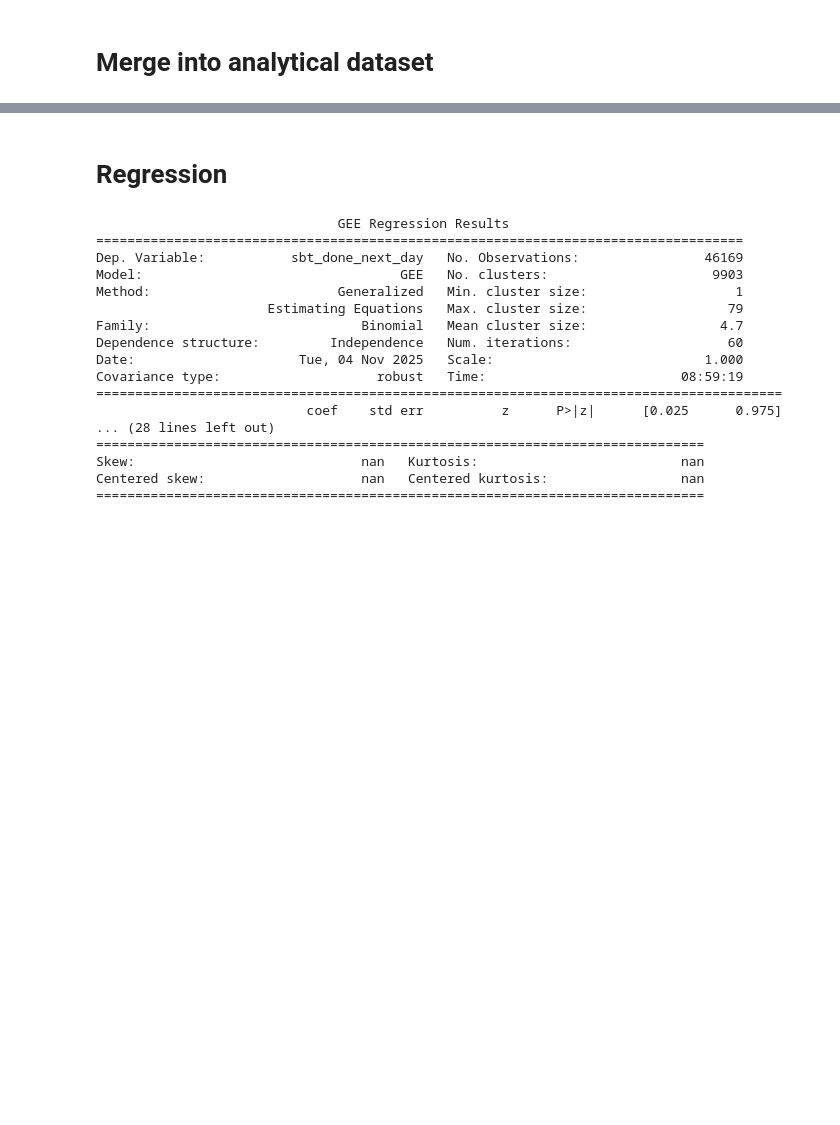
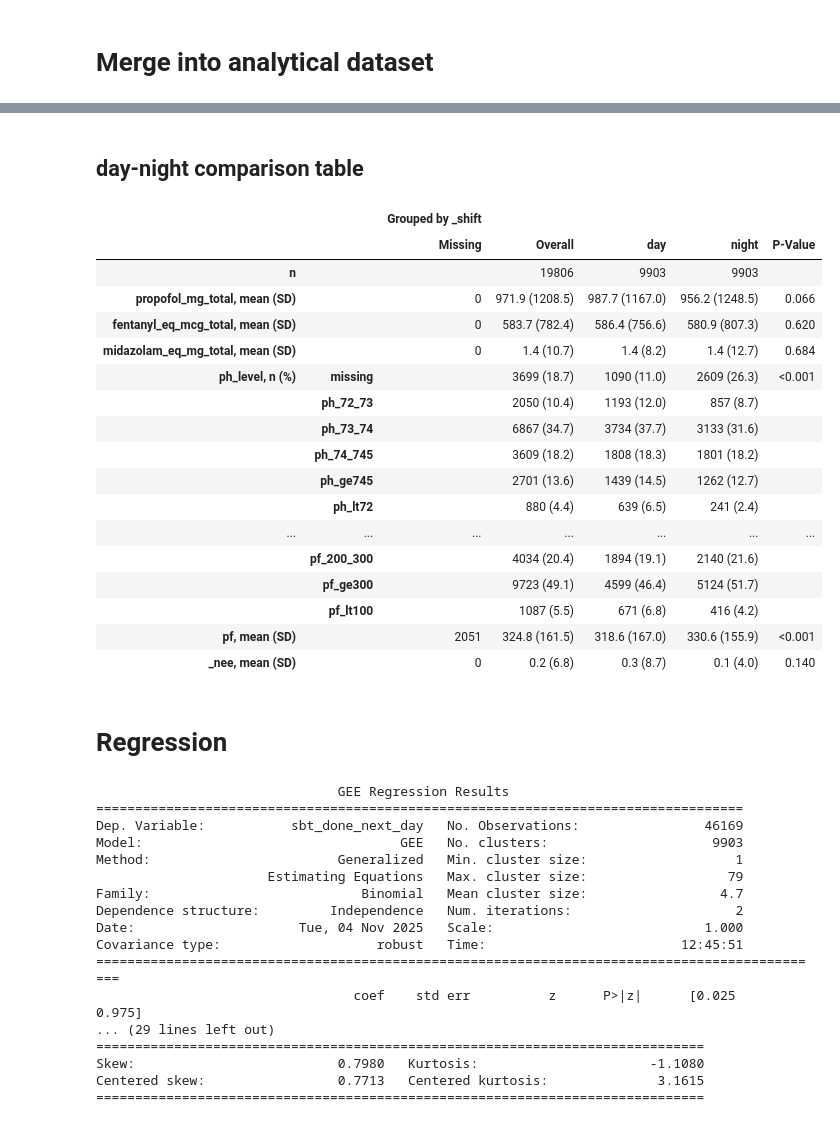
Before and after one commit to Common-Longitudinal-ICU-data-Format/CLIF-epi-of-sedation, a Jupyter notebook: code/sedation_sbt.ipynb, the cells around one changed output, grey strips where cells are left out. Saved outputs shown, nothing was run; the diff lists cells and outputs as text; code cells hidden in the pictures; blank space fills up the shorter version.

Commit message:
feat(t1): add table one 1st draft

```diff
--- a/code/sedation_sbt.ipynb
+++ b/code/sedation_sbt.ipynb
@@ -1115,0 +1240,22 @@ cohort_merged_final.dropna(subset=['age'], inplace=True)
+# %%
+q = """
+WITH t1 AS (
+    FROM cohort_merged_for_t1 g
+    LEFT JOIN sed_dose_agg s USING (hospitalization_id, _nth_day)
+    SELECT g.hospitalization_id, g._nth_day
+        , s._shift
+        , s.propofol_mg_total
+        , s.fentanyl_eq_mcg_total
+        , s.midazolam_eq_mg_total
+)
+, t2 AS (
+    FROM t1
+    LEFT JOIN covs c USING (hospitalization_id, _nth_day, _shift)
+    SELECT *
+)
+SELECT *
+FROM t2
+ORDER BY hospitalization_id, _nth_day, _shift
+"""
+cohort_merged_for_t1_w_by_shift = duckdb.sql(q).df()
+assert len(cohort_merged_for_t1) * 2 == len(cohort_merged_for_t1_w_by_shift)
@@ -1116,3 +1286,40 @@ cohort_merged_final.dropna(subset=['age'], inplace=True)
+# %% [markdown]
+## day-night comparison table
+# %%
+sed_vars = ['propofol_mg_total', 'fentanyl_eq_mcg_total', 'midazolam_eq_mg_total']
+
+cont_vars = sed_vars + ['ph', 'pf','_nee']
+cat_vars = ['ph_level', 'pf_level']
+nonnorm_vars = ['ph', 'pf']
+
+gen_and_save_tableone(
+    file_name='table_one_day_1_by_shift',
+    pval=True,
+    data=cohort_merged_for_t1_w_by_shift,
+    continuous=cont_vars,
+    groupby='_shift',
+    categorical=cat_vars,
+    # nonnormal=nonnorm_vars
+    )
+# %% [output]
+|  |  | Grouped by _shift |  |  |  |  |
+|  |  | Missing | Overall | day | night | P-Value |
+| n |  |  | 19806 | 9903 | 9903 |  |
+| propofol_mg_total, mean (SD) |  | 0 | 971.9 (1208.5) | 987.7 (1167.0) | 956.2 (1248.5) | 0.066 |
+| fentanyl_eq_mcg_total, mean (SD) |  | 0 | 583.7 (782.4) | 586.4 (756.6) | 580.9 (807.3) | 0.620 |
+| midazolam_eq_mg_total, mean (SD) |  | 0 | 1.4 (10.7) | 1.4 (8.2) | 1.4 (12.7) | 0.684 |
+| ph_level, n (%) | missing |  | 3699 (18.7) | 1090 (11.0) | 2609 (26.3) | <0.001 |
+|  | ph_72_73 |  | 2050 (10.4) | 1193 (12.0) | 857 (8.7) |  |
+|  | ph_73_74 |  | 6867 (34.7) | 3734 (37.7) | 3133 (31.6) |  |
+|  | ph_74_745 |  | 3609 (18.2) | 1808 (18.3) | 1801 (18.2) |  |
+|  | ph_ge745 |  | 2701 (13.6) | 1439 (14.5) | 1262 (12.7) |  |
+|  | ph_lt72 |  | 880 (4.4) | 639 (6.5) | 241 (2.4) |  |
+| ... | ... | ... | ... | ... | ... | ... |
+|  | pf_200_300 |  | 4034 (20.4) | 1894 (19.1) | 2140 (21.6) |  |
+|  | pf_ge300 |  | 9723 (49.1) | 4599 (46.4) | 5124 (51.7) |  |
+|  | pf_lt100 |  | 1087 (5.5) | 671 (6.8) | 416 (4.2) |  |
+| pf, mean (SD) |  | 2051 | 324.8 (161.5) | 318.6 (167.0) | 330.6 (155.9) | <0.001 |
+| _nee, mean (SD) |  | 0 | 0.2 (6.8) | 0.3 (8.7) | 0.1 (4.0) | 0.140 |
 # %% [markdown]
 # Regression
 # %%
@@ -1121,7 +1328,7 @@ import statsmodels.api as sm
 
 sbt_done_formula = """sbt_done_next_day ~ propofol_diff + fentanyl_eq_diff + midazolam_eq_diff +
     _propofol_day + _midazolam_eq_day + _fentanyl_eq_day +
-    ph_7am + ph_7pm + pf_7am + pf_7pm + nee_7am + nee_7pm + age
+    ph_level_7am + ph_level_7pm + pf_level_7am + pf_level_7pm + nee_7am + nee_7pm + age
 """
 
 # GEE regression
@@ -1133,7 +1340,7 @@ print(gee_result.summary())
 summary_df = gee_result.summary().tables[1]
 # Convert the summary table to DataFrame
 summary_pd = pd.DataFrame(summary_df.data[1:], columns=summary_df.data[0])
-summary_pd.to_csv(f"output/final/{site_name}_gee_summary.csv", index=False)
+summary_pd.to_csv(f"output/final/{SITE_NAME}_gee_summary_{CURRENT_TIME_STR}.csv", index=False)
 # %% [output]
                                GEE Regression Results
 ===================================================================================
@@ -1142,15 +1349,15 @@ Model:                                 GEE   No. clusters:                     9
 Method:                        Generalized   Min. cluster size:                   1
                       Estimating Equations   Max. cluster size:                  79
 Family:                           Binomial   Mean cluster size:                 4.7
-Dependence structure:         Independence   Num. iterations:                    60
+Dependence structure:         Independence   Num. iterations:                     2
 Date:                     Tue, 04 Nov 2025   Scale:                           1.000
-Covariance type:                    robust   Time:                         08:59:19
-========================================================================================
-                           coef    std err          z      P>|z|      [0.025      0.975]
-... (28 lines left out)
+Covariance type:                    robust   Time:                         12:45:51
+==============================================================================================
+                                 coef    std err          z      P>|z|      [0.025      0.975]
+... (29 lines left out)
 ==============================================================================
-Skew:                             nan   Kurtosis:                          nan
-Centered skew:                    nan   Centered kurtosis:                 nan
+Skew:                          0.7980   Kurtosis:                      -1.1080
+Centered skew:                 0.7713   Centered kurtosis:              3.1615
 ==============================================================================
 # %%
 # Logit regression with clustered standard errors
```
Also changed, not shown: parts of 29 cells of this notebook.
